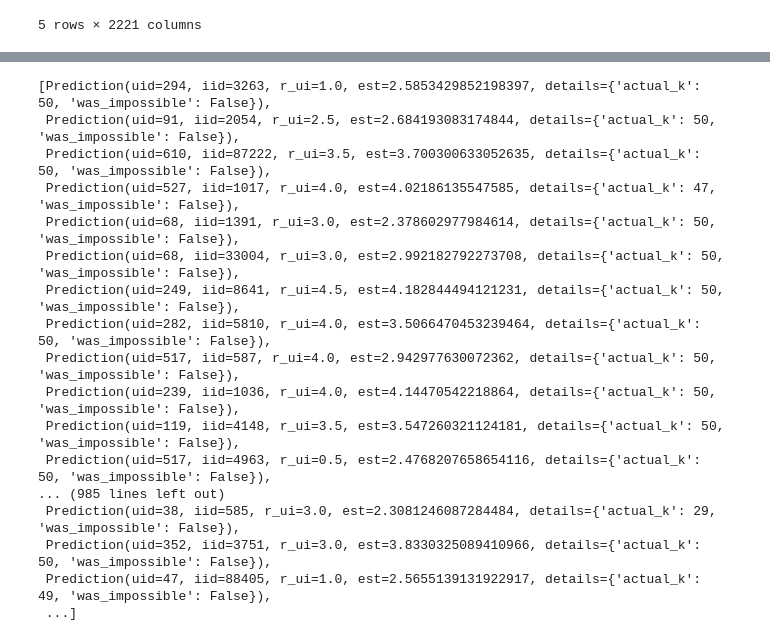
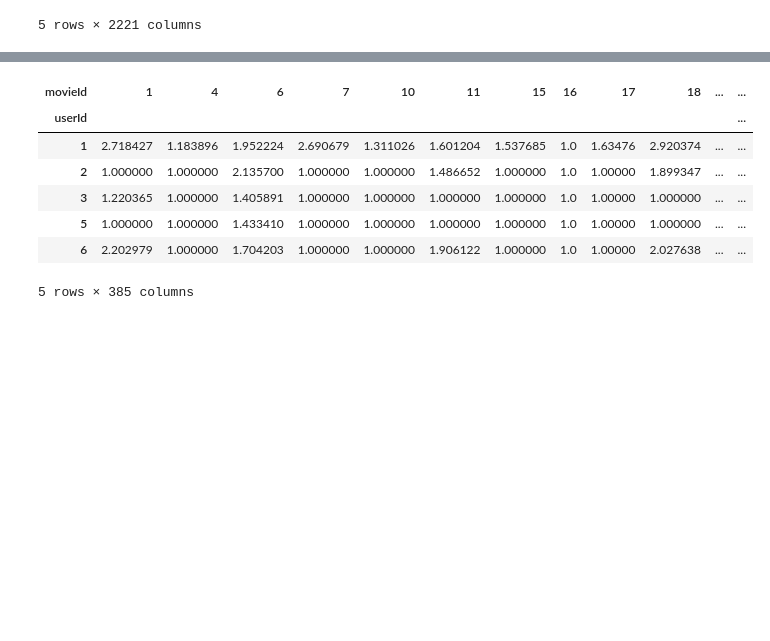
Before and after one commit to giannhskod/rec_sys_project, a Jupyter notebook: notebooks/gk_notebook.ipynb, the cells around one changed output, grey strips where cells are left out. Drawn from its saved outputs; the diff is of its cells as text; code cells hidden in the pictures; blank space fills up the shorter version.

Commit message:
Creates baseline in cf in Jupyter
WIP: Add functionalities for code reusability.

```diff
--- a/notebooks/gk_notebook.ipynb
+++ b/notebooks/gk_notebook.ipynb
@@ -165,7 +164,10 @@ from surprise.model_selection import train_test_split
 reader = Reader(rating_scale=(1, 5))
 
 # The columns must correspond to user id, item id and ratings (in that order).
-data = Dataset.load_from_df(final_ratings_movies[['userId', 'movieId', 'rating']], reader)
+ratings_final_dataset = df_movie_features.unstack("movieId").reset_index()
+ratings_final_dataset.columns = ["movieId", "userId", "rating"]
+
+data = Dataset.load_from_df(ratings_final_dataset, reader)
 trainset, testset = train_test_split(data, test_size=.15)
 
 # Use user_based true/false to switch between user-based or item-based collaborative filtering
@@ -195,20 +188,26 @@ RMSE: 0.3306
-# %%
-test_pred
-# %% [output]
-[Prediction(uid=294, iid=3263, r_ui=1.0, est=2.5853429852198397, details={'actual_k': 50, 'was_impossible': False}),
- Prediction(uid=91, iid=2054, r_ui=2.5, est=2.684193083174844, details={'actual_k': 50, 'was_impossible': False}),
- Prediction(uid=610, iid=87222, r_ui=3.5, est=3.700300633052635, details={'actual_k': 50, 'was_impossible': False}),
- Prediction(uid=527, iid=1017, r_ui=4.0, est=4.02186135547585, details={'actual_k': 47, 'was_impossible': False}),
- Prediction(uid=68, iid=1391, r_ui=3.0, est=2.378602977984614, details={'actual_k': 50, 'was_impossible': False}),
- Prediction(uid=68, iid=33004, r_ui=3.0, est=2.992182792273708, details={'actual_k': 50, 'was_impossible': False}),
- Prediction(uid=249, iid=8641, r_ui=4.5, est=4.182844494121231, details={'actual_k': 50, 'was_impossible': False}),
- Prediction(uid=282, iid=5810, r_ui=4.0, est=3.5066470453239464, details={'actual_k': 50, 'was_impossible': False}),
- Prediction(uid=517, iid=587, r_ui=4.0, est=2.942977630072362, details={'actual_k': 50, 'was_impossible': False}),
- Prediction(uid=239, iid=1036, r_ui=4.0, est=4.14470542218864, details={'actual_k': 50, 'was_impossible': False}),
- Prediction(uid=119, iid=4148, r_ui=3.5, est=3.547260321124181, details={'actual_k': 50, 'was_impossible': False}),
- Prediction(uid=517, iid=4963, r_ui=0.5, est=2.4768207658654116, details={'actual_k': 50, 'was_impossible': False}),
-... (985 lines left out)
- Prediction(uid=38, iid=585, r_ui=3.0, est=2.3081246087284484, details={'actual_k': 29, 'was_impossible': False}),
- Prediction(uid=352, iid=3751, r_ui=3.0, est=3.8330325089410966, details={'actual_k': 50, 'was_impossible': False}),
- Prediction(uid=47, iid=88405, r_ui=1.0, est=2.5655139131922917, details={'actual_k': 49, 'was_impossible': False}),
- ...]
+# %%
+baseline_cf_values = []
+
+for pred in train_pred + test_pred:
+    baseline_cf_values.append({
+        "movieId": pred.iid,
+        "userId": pred.uid,
+        "rating": pred.est
+    })
+baseline_cf_df = pd.DataFrame(baseline_cf_values)
+# pivot ratings into movie features
+baseline_cf_df_pivot = baseline_cf_df.pivot(
+    index='userId',
+    columns='movieId',
+    values='rating'
+).fillna(0)
+baseline_cf_df_pivot.head()
+# %% [output]
+| movieId | 1 | 4 | 6 | 7 | 10 | 11 | 15 | 16 | 17 | 18 | ... | ... |
+| userId |  |  |  |  |  |  |  |  |  |  |  | ... |
+| 1 | 2.718427 | 1.183896 | 1.952224 | 2.690679 | 1.311026 | 1.601204 | 1.537685 | 1.0 | 1.63476 | 2.920374 | ... | ... |
+| 2 | 1.000000 | 1.000000 | 2.135700 | 1.000000 | 1.000000 | 1.486652 | 1.000000 | 1.0 | 1.00000 | 1.899347 | ... | ... |
+| 3 | 1.220365 | 1.000000 | 1.405891 | 1.000000 | 1.000000 | 1.000000 | 1.000000 | 1.0 | 1.00000 | 1.000000 | ... | ... |
+| 5 | 1.000000 | 1.000000 | 1.433410 | 1.000000 | 1.000000 | 1.000000 | 1.000000 | 1.0 | 1.00000 | 1.000000 | ... | ... |
+| 6 | 2.202979 | 1.000000 | 1.704203 | 1.000000 | 1.000000 | 1.906122 | 1.000000 | 1.0 | 1.00000 | 2.027638 | ... | ... |
+5 rows × 385 columns
```
Also changed, not shown: parts of 5 cells of this notebook, 2 other files.
